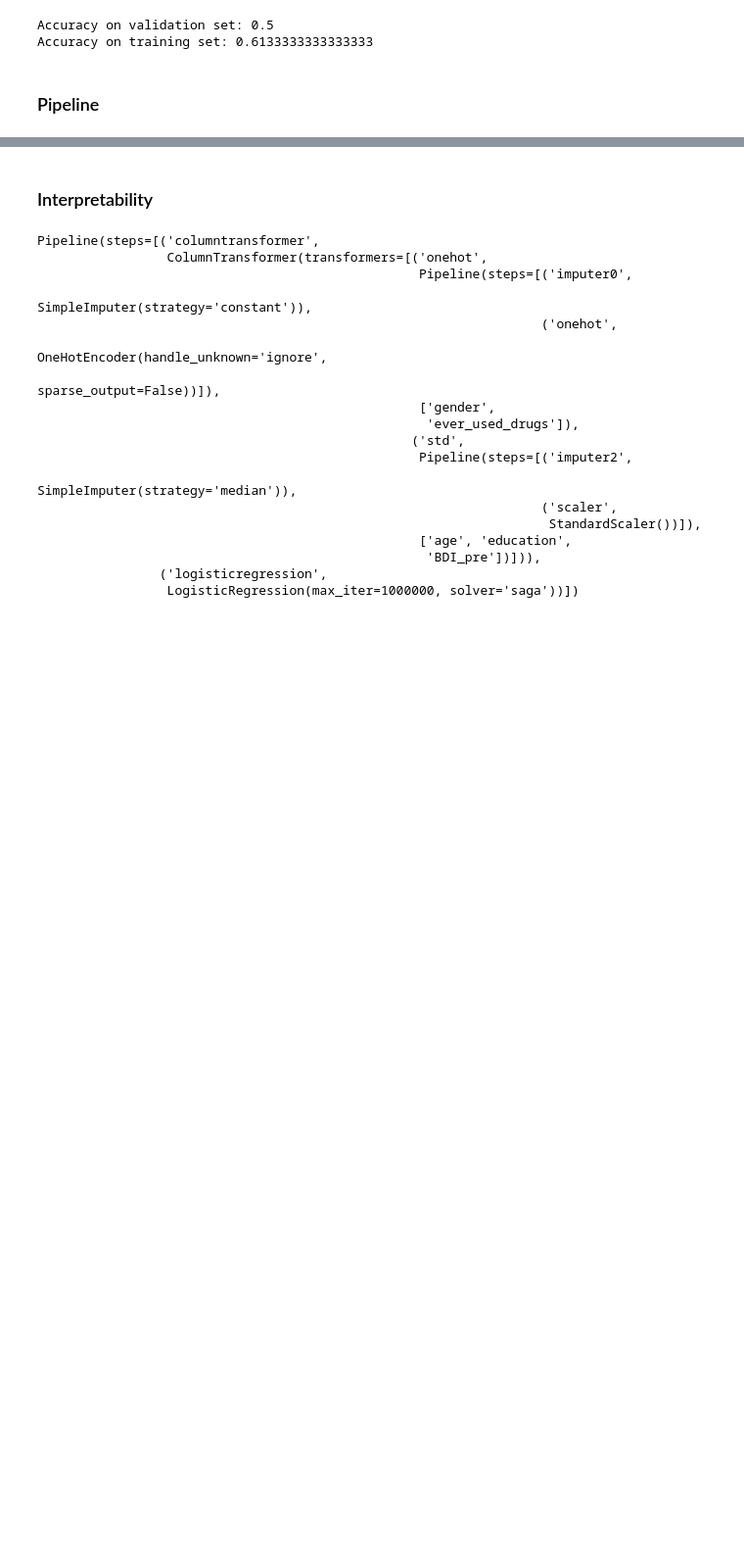
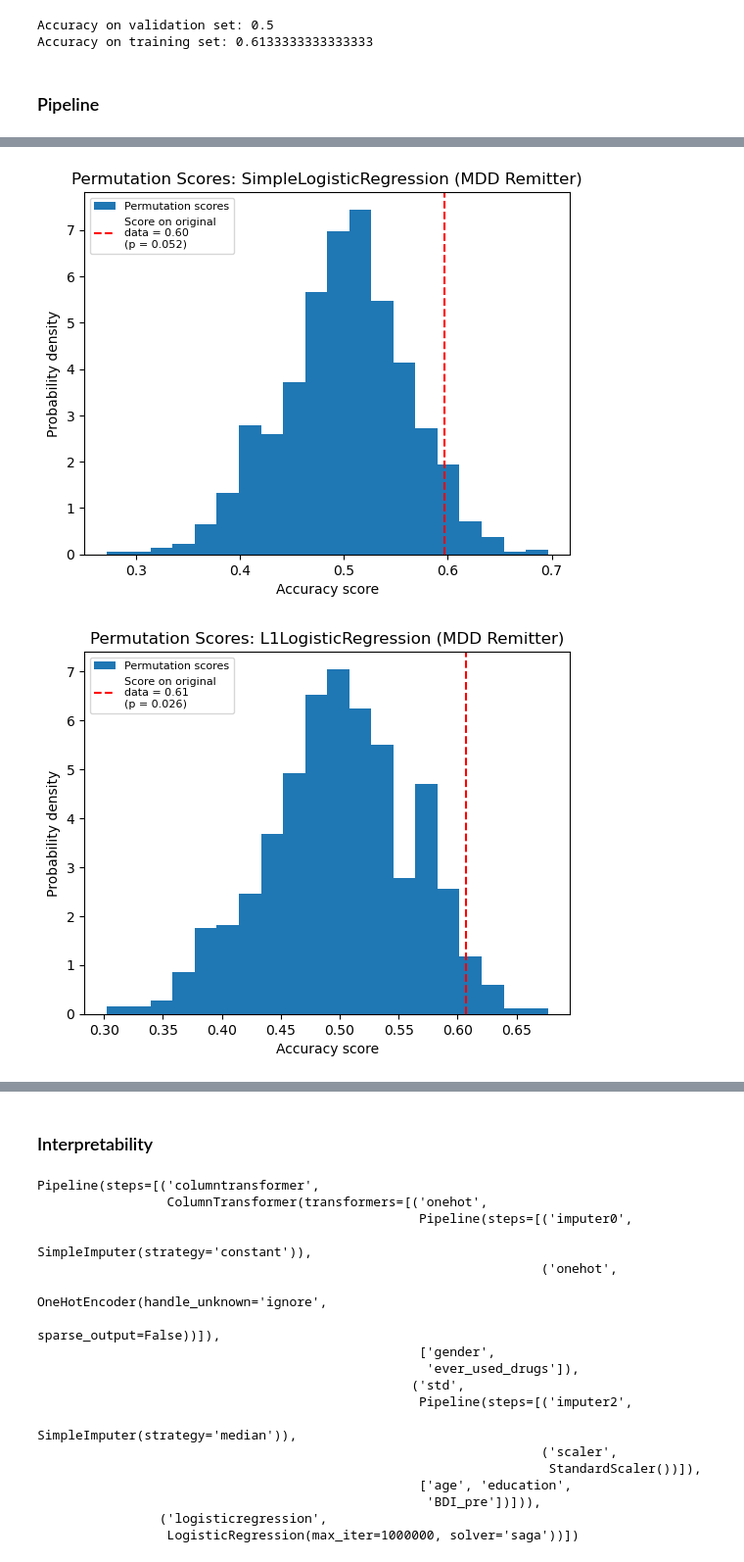
Before and after one commit to s-bao/tdbrain-model, a Jupyter notebook: code/mdd_models/remitter.ipynb, the cells around one changed output, grey strips where cells are left out. Shown at 98% size. Saved outputs shown, nothing was run; the diff lists cells and outputs as text; code cells hidden in the pictures; blank space fills up the shorter version.

Commit message:
added permutation score plots

```diff
--- a/code/mdd_models/remitter.ipynb
+++ b/code/mdd_models/remitter.ipynb
@@ -317,17 +327,19 @@ models = {
 # %%
 # evaluation metric = accuracy
 summary_acc = {}
+perm_plot_data = {}
 for model_name, (algo, param_grid) in models.items():
     print(f"\nTraining {model_name}...")
-    test_scores, best_models, perm_pvalues = MLpipe_SKFold(X, y, preprocessor, algo, param_grid, model_name, 'accuracy')
+    test_scores, best_models, cv_scores, perm_scores_list, perm_pvalues  = MLpipe_SKFold(X, y, preprocessor, algo, param_grid, model_name, 'accuracy')
     print("Test Accuracy Scores:", test_scores)
     print("Permutation Test p-values:", perm_pvalues)
-    summary_acc[model_name] = (np.mean(test_scores), np.mean(perm_pvalues))
+    summary_acc[model_name] = (np.mean(test_scores), np.mean(cv_scores), np.mean(perm_scores_list), np.std(perm_scores_list), np.mean(perm_pvalues))
+    perm_plot_data[model_name] = (cv_scores, perm_scores_list, perm_pvalues)
 
 # display the summary
 print("\nSummary of Results:")
-for model_name, (mean_test_score, mean_pvalue) in summary_acc.items():
-    print(f"{model_name}: Mean Accuracy = {mean_test_score:.4f}, Mean p-value = {mean_pvalue:.4f}")
+for model_name, (mean_test_score, mean_cv_score, mean_perm_scores, std_perm_scores, mean_pvalue) in summary_acc.items():
+    print(f"{model_name}: Mean test score = {mean_test_score:.4f}, Mean CV score = {mean_cv_score:.4f}, Permutation scores = {mean_perm_scores:.4f} +/- {std_perm_scores:.4f}, Mean p-value = {mean_pvalue:.4f}")
 # %% [output]
 Training SimpleLogisticRegression...
 ---Running random state 29---
@@ -348,0 +361,22 @@ SupportVectorClassifier: Mean Accuracy = 0.7200, Mean p-value = 0.0410
+# %%
+# generate permutation plots
+for model_name, (cv_scores, perm_scores_list, p_values) in perm_plot_data.items():
+    cv_score = cv_scores[0]
+    perm_scores = perm_scores_list[0]
+    p_value = p_values[0]
+
+    fig, ax = plt.subplots()
+    ax.hist(perm_scores, bins=20, density=True, label="Permutation scores")
+    ax.axvline(
+        cv_score,
+        ls="--",
+        color="r",
+        label=f"Score on original\ndata = {cv_score:.2f}\n(p = {p_value:.3f})"
+    )
+    ax.legend(fontsize=8)
+    ax.set_xlabel("Accuracy score")
+    _ = ax.set_ylabel("Probability density")
+    ax.set_title(f"Permutation Scores: {model_name} (MDD Remitter)")
+# %% [output]
+[figure, added]
+[figure, added]
```
Also changed, not shown: parts of 4 cells of this notebook, 1 other file.
